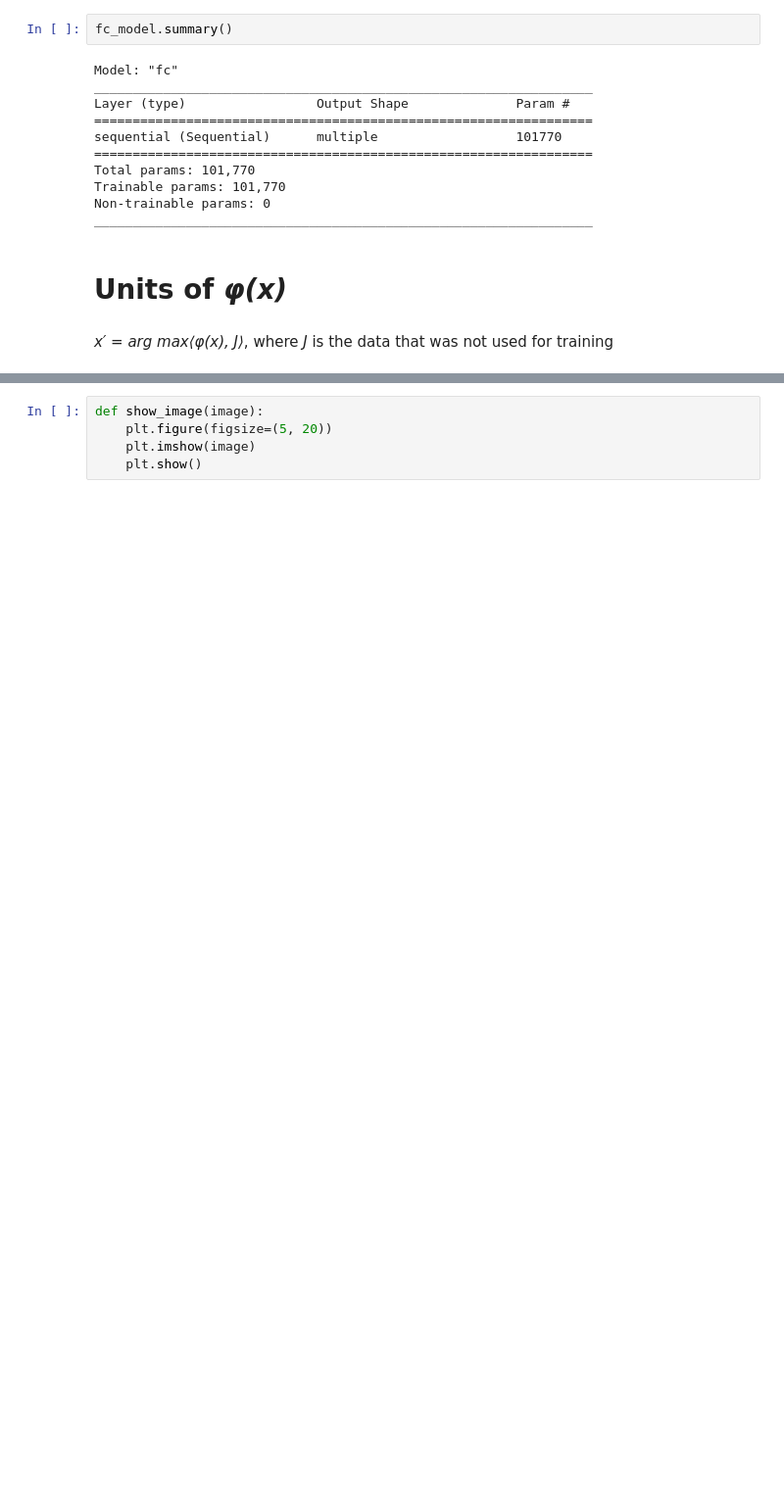
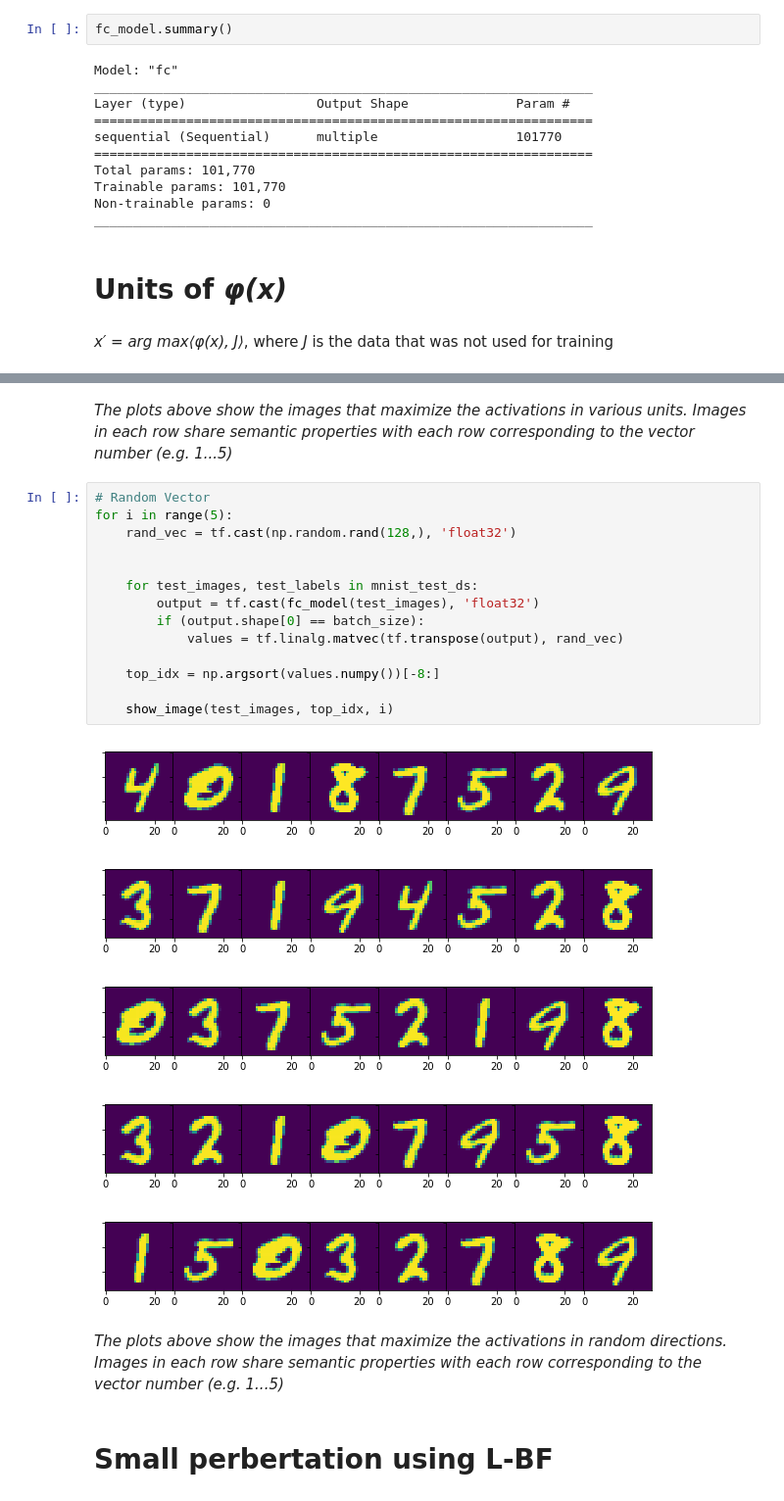
Before and after one commit to so5462/deep-learning-projects, a Jupyter notebook: Adversarial Examples/IPNN-tf-impl.ipynb, the cells around one changed output, grey strips where cells are left out. Shown at 98% size. Cells and saved outputs as stored; diff of their text form; blank space fills up the shorter version.

```diff
--- a/Adversarial Examples/IPNN-tf-impl.ipynb
+++ b/Adversarial Examples/IPNN-tf-impl.ipynb
@@ -141,5 +157,26 @@ for i in range(5):
-# %%
-def show_image(image):
-    plt.figure(figsize=(5, 20))
-    plt.imshow(image)
-    plt.show()
+# %% [markdown]
+*The plots above show the images that maximize the activations in various units. Images in each row share semantic properties with each row corresponding to the vector number (e.g. 1...5)*
+# %%
+# Random Vector
+for i in range(5):
+    rand_vec = tf.cast(np.random.rand(128,), 'float32')
+
+
+    for test_images, test_labels in mnist_test_ds:
+        output = tf.cast(fc_model(test_images), 'float32')
+        if (output.shape[0] == batch_size):
+            values = tf.linalg.matvec(tf.transpose(output), rand_vec)
+
+    top_idx = np.argsort(values.numpy())[-8:]
+
+    show_image(test_images, top_idx, i)
+# %% [output]
+[figure, added]
+[figure, added]
+[figure, added]
+[figure, added]
+[figure, added]
+# %% [markdown]
+*The plots above show the images that maximize the activations in random directions. Images in each row share semantic properties with each row corresponding to the vector number (e.g. 1...5)*
+# %% [markdown]
+# Small perbertation using L-BF
```
Also changed, not shown: parts of 3 cells of this notebook, 1 other file.
